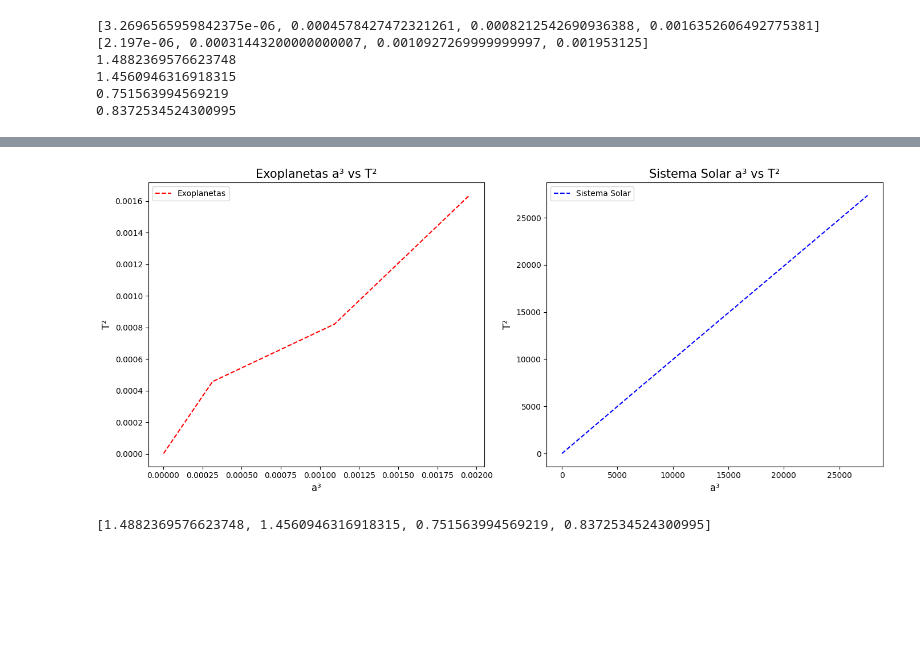
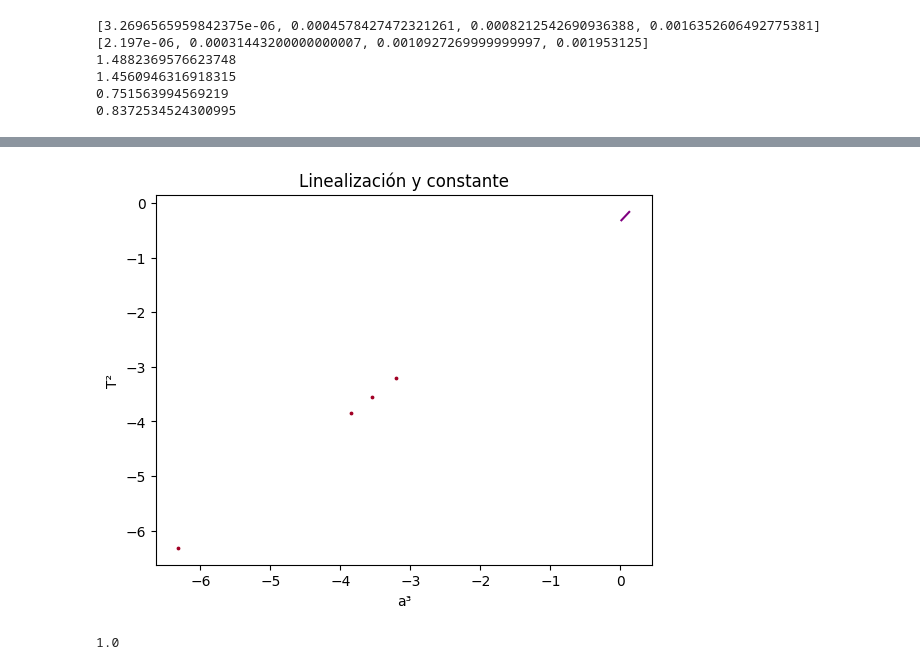
Before and after one commit to Mae2134/DatosFis2_Exo, a Jupyter notebook: Cod_Datos_2_2.ipynb, the cells around one changed output, grey strips where cells are left out. Cells and saved outputs as stored; diff of their text form; code cells hidden in the pictures; blank space fills up the shorter version.

```diff
--- a/Cod_Datos_2_2.ipynb
+++ b/Cod_Datos_2_2.ipynb
@@ -337,22 +350,30 @@ y = (0.7814929063184538 +- 0.08995931609597514)x + (7.246806826717651e-05 +- 6.7
 # %%
-fig, (ax1, ax2) = plt.subplots(1, 2, figsize=(14, 6))
-ax1.plot(a_3_exo, T_2_exo, linestyle="--", color="red", label="Exoplanetas")
-ax1.set_title("Exoplanetas a³ vs T²", fontsize=15)
-ax1.set_xlabel("a³", fontsize=12)
-ax1.set_ylabel("T²", fontsize=12)
-ax1.legend()
+# fig, (ax1, ax2) = plt.subplots(1, 2, figsize=(14, 6))
+# ax1.plot(a_3_exo, T_2_exo, linestyle="--", color="red", label="Exoplanetas")
+# ax1.set_title("Exoplanetas a³ vs T²", fontsize=15)
+# ax1.set_xlabel("a³", fontsize=12)
+# ax1.set_ylabel("T²", fontsize=12)
+# ax1.legend()
 
-ax2.plot(a_3, T_2, linestyle="--", color="blue", label="Sistema Solar")
-ax2.set_title("Sistema Solar a³ vs T²", fontsize=15)
-ax2.set_xlabel("a³", fontsize=12)
-ax2.set_ylabel("T²", fontsize=12)
-ax2.legend()
+# ax2.plot(a_3, T_2, linestyle="--", color="blue", label="Sistema Solar")
+# ax2.set_title("Sistema Solar a³ vs T²", fontsize=15)
+# ax2.set_xlabel("a³", fontsize=12)
+# ax2.set_ylabel("T²", fontsize=12)
+# ax2.legend()
 
-plt.tight_layout()
-plt.show()
+# plt.tight_layout()
+# plt.show()
-# %% [output]
-[figure, removed]
-# %%
-print(K_exo)
-# %% [output]
-[1.4882369576623748, 1.4560946316918315, 0.751563994569219, 0.8372534524300995]
+# %%
+eje_y = m_exo*eje_exo + b_exo
+plt.plot(eje_exo, eje_y, color="purple")
+plt.scatter(x_2, y_2, color="#A20025", s = 3)
+plt.xlabel('a³')
+plt.ylabel('T²')
+plt.title('Linealización y constante')
+plt.show()
+# %% [output]
+[figure, added]
+# %%
+np.log(np.exp(1))
+# %% [output]
+1.0
```
Also changed, not shown: parts of 15 cells of this notebook.
